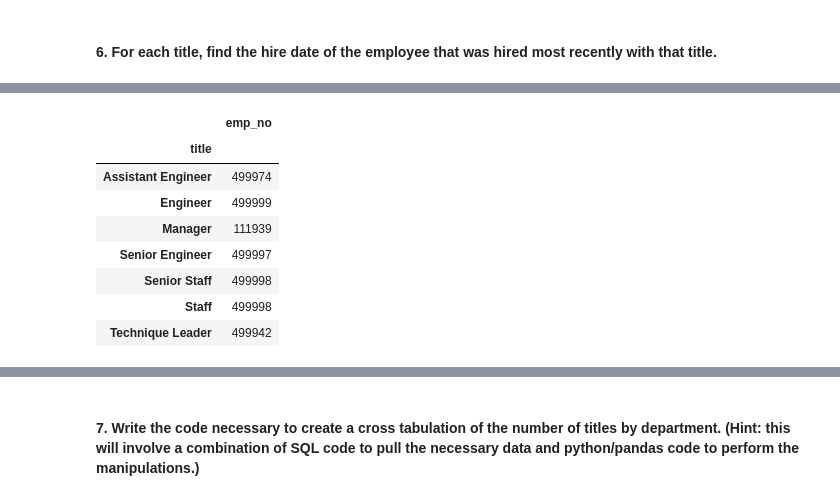
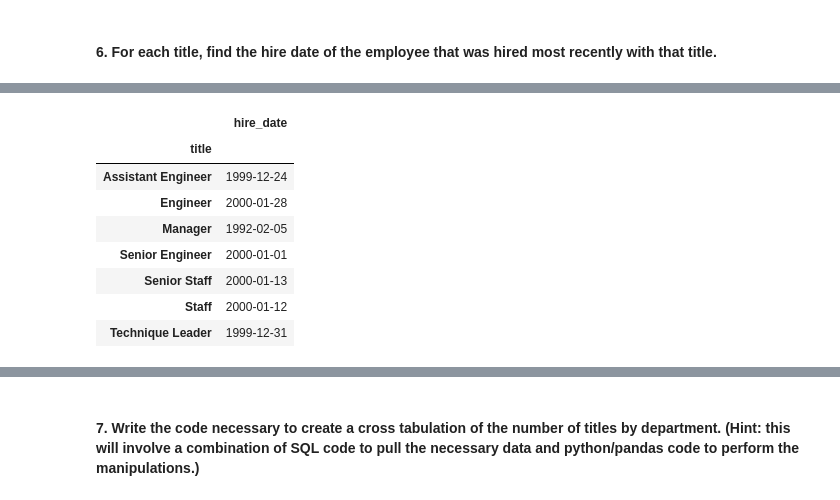
Before and after one commit to sophia-stewart/numpy-pandas-visualization-exercises, a Jupyter notebook: advanced_dataframes.ipynb, the cells around one changed output, grey strips where cells are left out. Cells and saved outputs as stored; diff of their text form; code cells hidden in the pictures.

```diff
--- a/advanced_dataframes.ipynb
+++ b/advanced_dataframes.ipynb
@@ -530,7 +534,7 @@ dtype: object
 # %% [markdown]
 #### 5. Join the `employees` and `titles` DataFrames together.
 # %%
-emp_titles_df = employees_df.merge(titles_df)
+emp_titles_df = employees_df.merge(titles_df, left_on='emp_no', right_on='emp_no', how='inner')
 emp_titles_df
 # %% [output]
 |  | emp_no | birth_date | first_name | last_name | gender | hire_date | title | from_date | to_date |
@@ -551,12 +569,12 @@ emp_titles_df
 # %%
-emp_titles_df.groupby('title').max('from_date')
+emp_titles_df.pivot_table('hire_date', 'title', aggfunc='max')
 # %% [output]
-|  | emp_no |
+|  | hire_date |
 | title |  |
-| Assistant Engineer | 499974 |
-| Engineer | 499999 |
-| Manager | 111939 |
-| Senior Engineer | 499997 |
-| Senior Staff | 499998 |
-| Staff | 499998 |
-| Technique Leader | 499942 |
+| Assistant Engineer | 1999-12-24 |
+| Engineer | 2000-01-28 |
+| Manager | 1992-02-05 |
+| Senior Engineer | 2000-01-01 |
+| Senior Staff | 2000-01-13 |
+| Staff | 2000-01-12 |
+| Technique Leader | 1999-12-31 |
```
Also changed, not shown: parts of 10 cells of this notebook.
